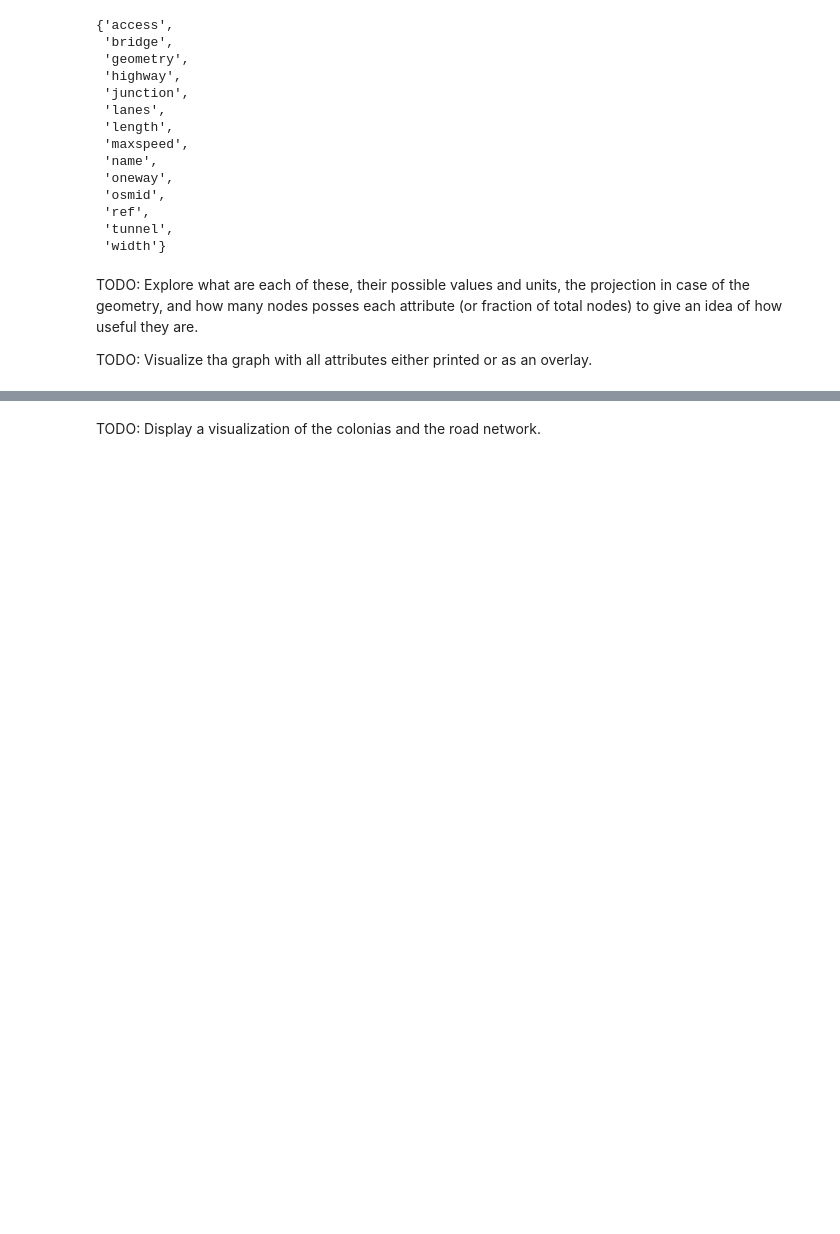
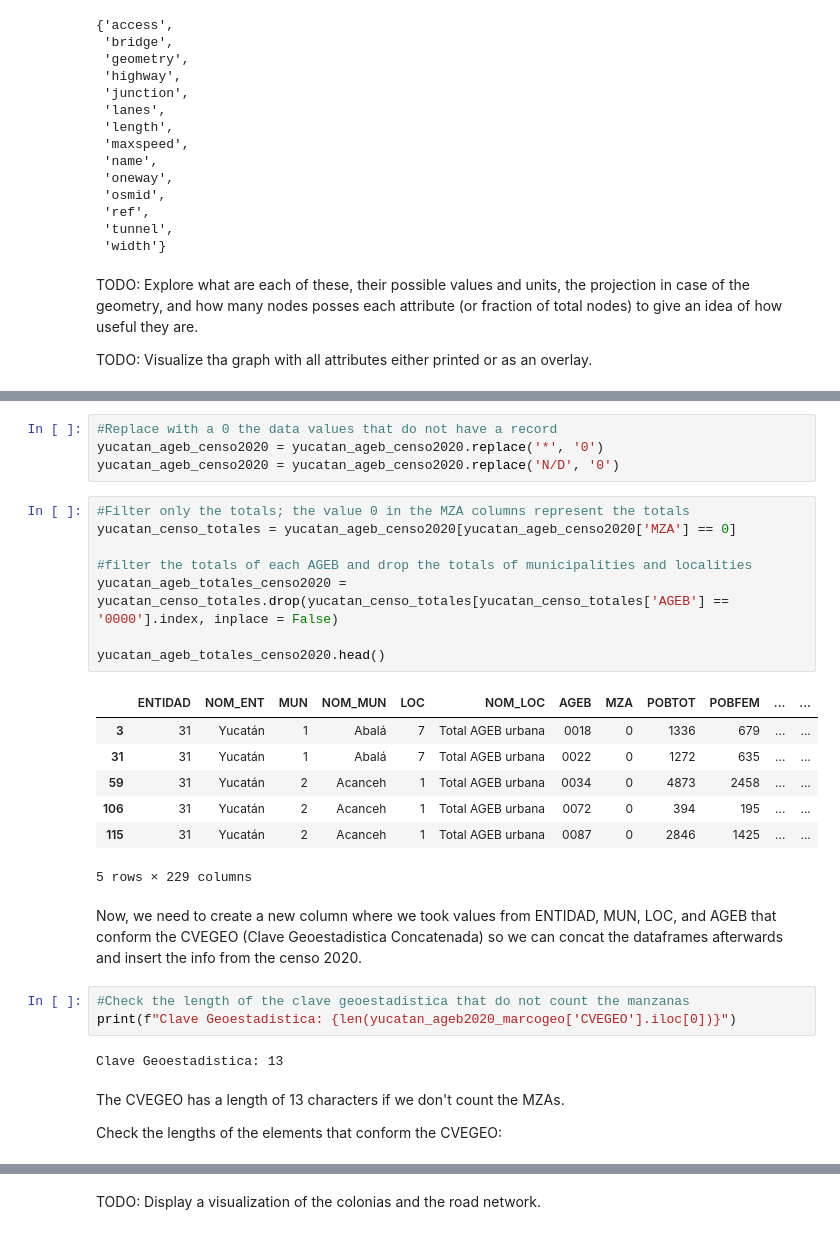
Before and after one commit to gperaza/road-network, a Jupyter notebook: notebooks/clean notebook.ipynb, the cells around one changed output, grey strips where cells are left out. Cells and saved outputs as stored; diff of their text form; blank space fills up the shorter version.

```diff
--- a/notebooks/clean notebook.ipynb
+++ b/notebooks/clean notebook.ipynb
@@ -280,0 +313,31 @@ The reference system used in the neiborhoods shpefile is WGS 84 (explain a littl
+# %%
+#Replace with a 0 the data values that do not have a record
+yucatan_ageb_censo2020 = yucatan_ageb_censo2020.replace('*', '0')
+yucatan_ageb_censo2020 = yucatan_ageb_censo2020.replace('N/D', '0')
+# %%
+#Filter only the totals; the value 0 in the MZA columns represent the totals
+yucatan_censo_totales = yucatan_ageb_censo2020[yucatan_ageb_censo2020['MZA'] == 0]
+
+#filter the totals of each AGEB and drop the totals of municipalities and localities
+yucatan_ageb_totales_censo2020 = yucatan_censo_totales.drop(yucatan_censo_totales[yucatan_censo_totales['AGEB'] == '0000'].index, inplace = False)
+
+yucatan_ageb_totales_censo2020.head()
+# %% [output]
+|  | ENTIDAD | NOM_ENT | MUN | NOM_MUN | LOC | NOM_LOC | AGEB | MZA | POBTOT | POBFEM | ... | ... |
+| 3 | 31 | Yucatán | 1 | Abalá | 7 | Total AGEB urbana | 0018 | 0 | 1336 | 679 | ... | ... |
+| 31 | 31 | Yucatán | 1 | Abalá | 7 | Total AGEB urbana | 0022 | 0 | 1272 | 635 | ... | ... |
+| 59 | 31 | Yucatán | 2 | Acanceh | 1 | Total AGEB urbana | 0034 | 0 | 4873 | 2458 | ... | ... |
+| 106 | 31 | Yucatán | 2 | Acanceh | 1 | Total AGEB urbana | 0072 | 0 | 394 | 195 | ... | ... |
+| 115 | 31 | Yucatán | 2 | Acanceh | 1 | Total AGEB urbana | 0087 | 0 | 2846 | 1425 | ... | ... |
+5 rows × 229 columns
+# %% [markdown]
+Now, we need to create a new column where we took values from ENTIDAD, MUN, LOC, and AGEB that conform the CVEGEO (Clave Geoestadistica Concatenada) so we can concat the dataframes afterwards and insert the info from the censo 2020.
+# %%
+#Check the length of the clave geoestadistica that do not count the manzanas
+print(f"Clave Geoestadistica: {len(yucatan_ageb2020_marcogeo['CVEGEO'].iloc[0])}")
+# %% [output]
+Clave Geoestadistica: 13
+# %% [markdown]
+The CVEGEO has a length of 13 characters if we don't count the MZAs.
+
+Check the lengths of the elements that conform the CVEGEO:
```
Also changed, not shown: parts of 36 cells of this notebook.
